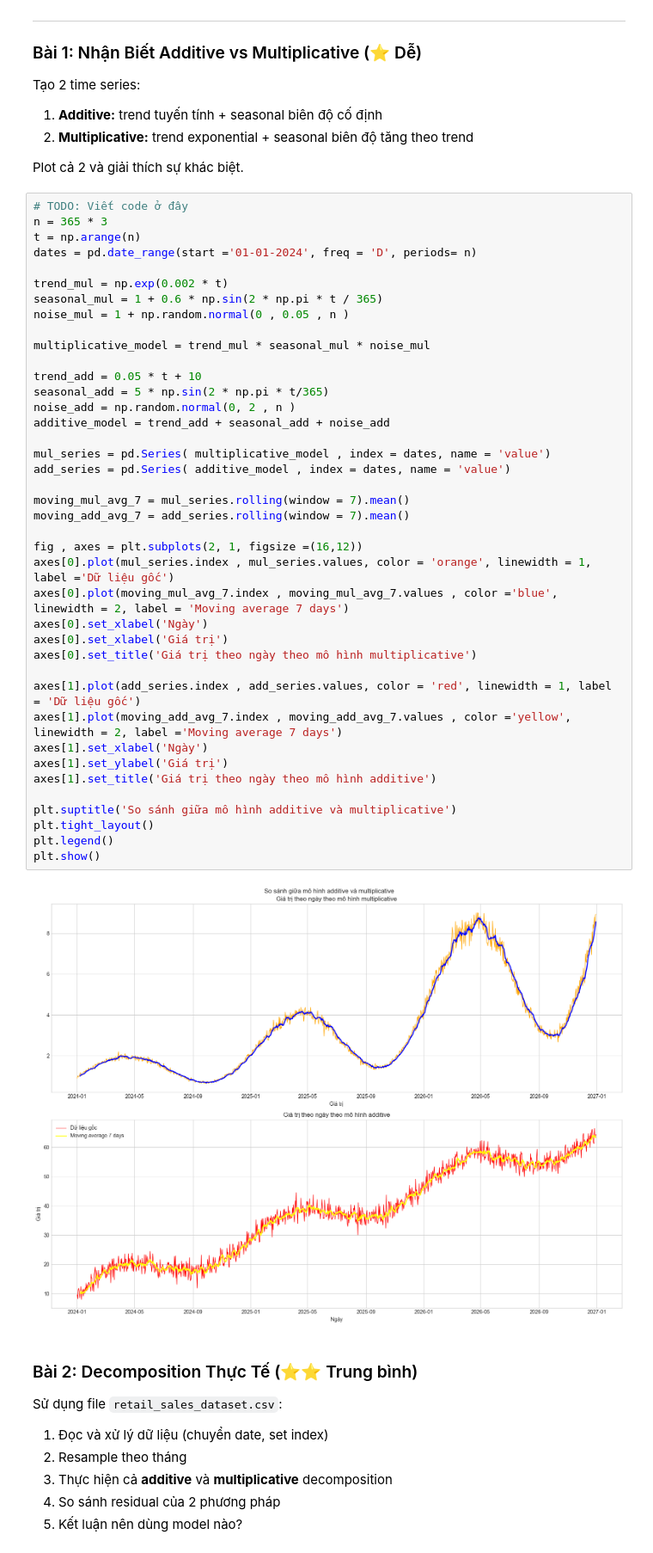
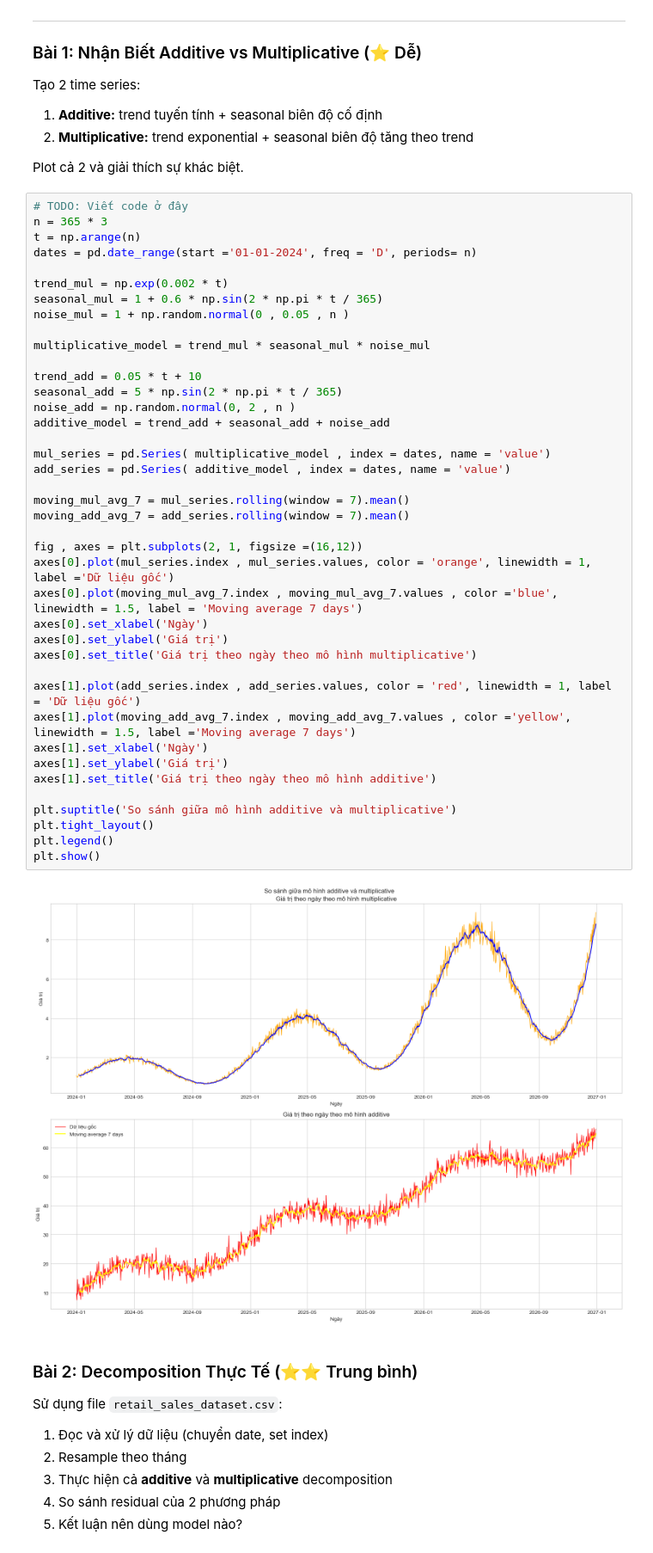
Before and after one commit to Minuxe/Aptech-Advanced-Data-Science, a Jupyter notebook: Aptech-Advanced-Data-Science/Session 5/Chuong_2_Thanh_Phan_Time_Series.ipynb, the cells around one changed output. Shown at 86% size. Cells and saved outputs as stored; diff of their text form.

```diff
--- a/Aptech-Advanced-Data-Science/Session 5/Chuong_2_Thanh_Phan_Time_Series.ipynb
+++ b/Aptech-Advanced-Data-Science/Session 5/Chuong_2_Thanh_Phan_Time_Series.ipynb
@@ -393,38 +394,38 @@ trend_mul = np.exp(0.002 * t)
 seasonal_mul = 1 + 0.6 * np.sin(2 * np.pi * t / 365)
 noise_mul = 1 + np.random.normal(0 , 0.05 , n )
 
 multiplicative_model = trend_mul * seasonal_mul * noise_mul
 
 trend_add = 0.05 * t + 10
-seasonal_add = 5 * np.sin(2 * np.pi * t/365)
+seasonal_add = 5 * np.sin(2 * np.pi * t / 365)
 noise_add = np.random.normal(0, 2 , n )
 additive_model = trend_add + seasonal_add + noise_add
 
 mul_series = pd.Series( multiplicative_model , index = dates, name = 'value')
 add_series = pd.Series( additive_model , index = dates, name = 'value')
 
 moving_mul_avg_7 = mul_series.rolling(window = 7).mean()
 moving_add_avg_7 = add_series.rolling(window = 7).mean()
 
 fig , axes = plt.subplots(2, 1, figsize =(16,12))
 axes[0].plot(mul_series.index , mul_series.values, color = 'orange', linewidth = 1, label ='Dữ liệu gốc')
-axes[0].plot(moving_mul_avg_7.index , moving_mul_avg_7.values , color ='blue', linewidth = 2, label = 'Moving average 7 days')
+axes[0].plot(moving_mul_avg_7.index , moving_mul_avg_7.values , color ='blue', linewidth = 1.5, label = 'Moving average 7 days')
 axes[0].set_xlabel('Ngày')
-axes[0].set_xlabel('Giá trị')
+axes[0].set_ylabel('Giá trị')
 axes[0].set_title('Giá trị theo ngày theo mô hình multiplicative')
 
 axes[1].plot(add_series.index , add_series.values, color = 'red', linewidth = 1, label = 'Dữ liệu gốc')
-axes[1].plot(moving_add_avg_7.index , moving_add_avg_7.values , color ='yellow', linewidth = 2, label ='Moving average 7 days')
+axes[1].plot(moving_add_avg_7.index , moving_add_avg_7.values , color ='yellow', linewidth = 1.5, label ='Moving average 7 days')
 axes[1].set_xlabel('Ngày')
 axes[1].set_ylabel('Giá trị')
 axes[1].set_title('Giá trị theo ngày theo mô hình additive')
 
 plt.suptitle('So sánh giữa mô hình additive và multiplicative')
 plt.tight_layout()
 plt.legend()
 plt.show()
 # %% [output]
-[figure, old version]
+[figure, new version]
 # %% [markdown]
 ### Bài 2: Decomposition Thực Tế (⭐⭐ Trung bình)
 
```
Also changed, not shown: parts of 7 cells of this notebook, 6 other files.
